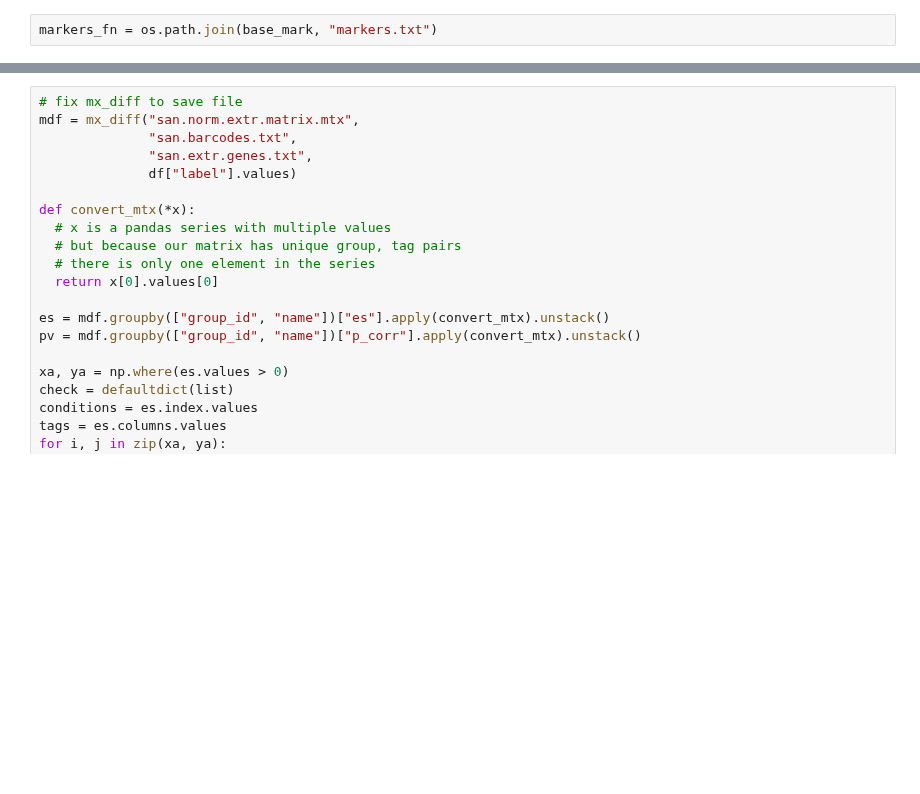
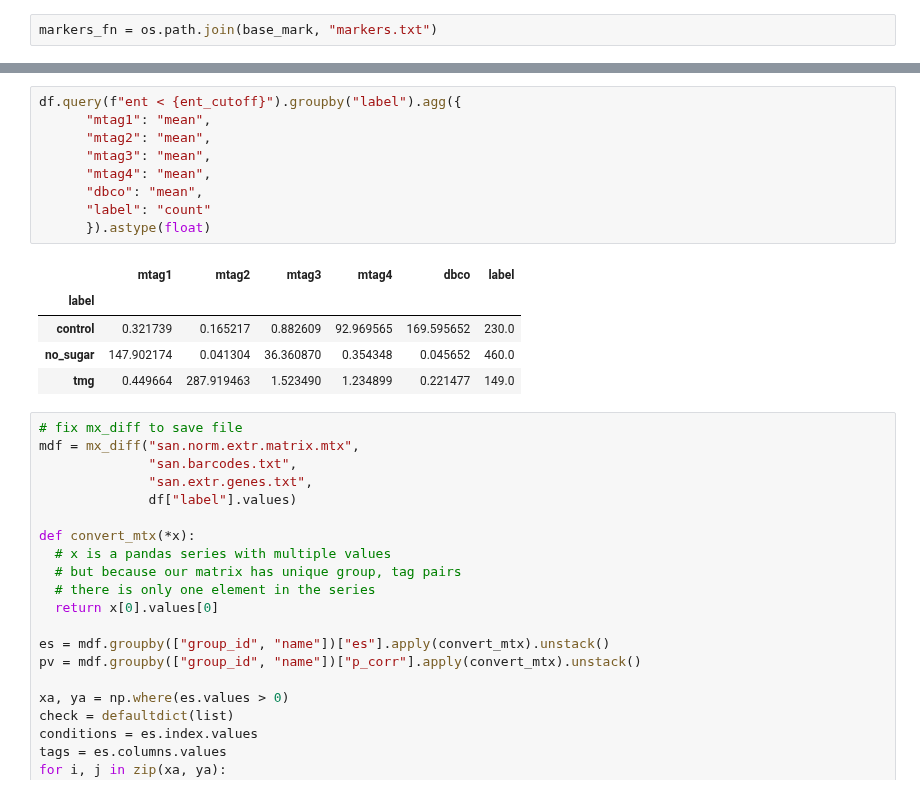
Before and after one commit to sbooeshaghi/azucar, a Jupyter notebook: analysis/293T/obs2/imports.ipynb, the cells around one changed output, grey strips where cells are left out. Saved outputs shown, nothing was run; the diff lists cells and outputs as text; blank space fills up the shorter version.

```diff
--- a/analysis/293T/obs2/imports.ipynb
+++ b/analysis/293T/obs2/imports.ipynb
@@ -155,3 +180,18 @@ df.query(f"ent < {ent_cutoff}").groupby("label").agg({
+# %%
+df.query(f"ent < {ent_cutoff}").groupby("label").agg({
+      "mtag1": "mean",
+      "mtag2": "mean",
+      "mtag3": "mean",
+      "mtag4": "mean",
+      "dbco": "mean",
+      "label": "count"
+      }).astype(float)
+# %% [output]
+|  | mtag1 | mtag2 | mtag3 | mtag4 | dbco | label |
+| label |  |  |  |  |  |  |
+| control | 0.321739 | 0.165217 | 0.882609 | 92.969565 | 169.595652 | 230.0 |
+| no_sugar | 147.902174 | 0.041304 | 36.360870 | 0.354348 | 0.045652 | 460.0 |
+| tmg | 0.449664 | 287.919463 | 1.523490 | 1.234899 | 0.221477 | 149.0 |
 # %%
 # fix mx_diff to save file
 mdf = mx_diff("san.norm.extr.matrix.mtx",
```
Also changed, not shown: parts of 5 cells of this notebook.
